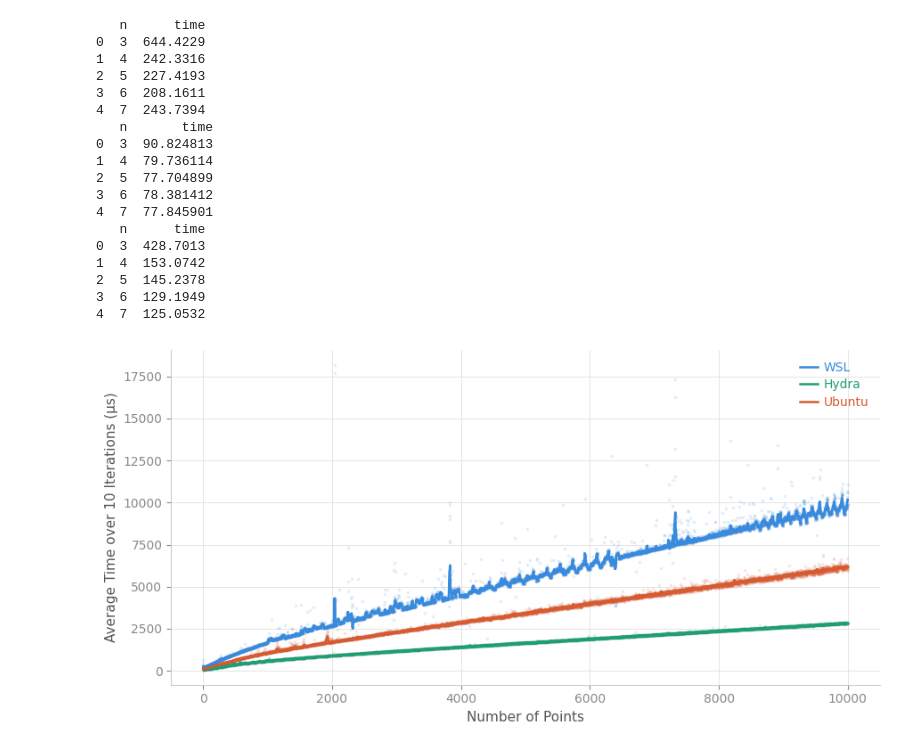
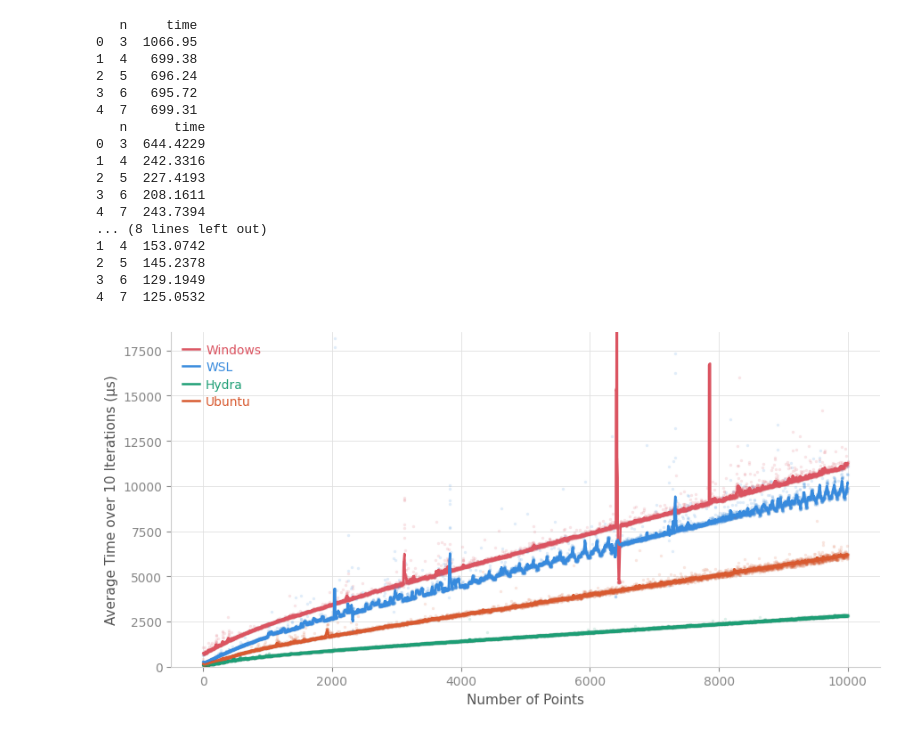
Before and after one commit to bandarussr/polygon-rotation, a Jupyter notebook: testing/graph.ipynb, the cells around one changed output. Drawn from its saved outputs; the diff is of its cells as text; code cells hidden in the pictures.

Commit message:
windows graph

```diff
--- a/testing/graph.ipynb
+++ b/testing/graph.ipynb
@@ -4,42 +5,44 @@ import pandas as pd
 # %%
+windows = pd.read_csv("data/windows_4192026.csv")
 wsl = pd.read_csv("data/wsl_4192026.csv")
 hydra = pd.read_csv("data/hydra0_4192026.csv")
 ubuntu = pd.read_csv("data/ubuntu_4192026.csv")
 
+windows["time"] = windows["time"] * 1_000_000
 wsl["time"] = wsl["time"] * 1_000_000
 hydra["time"] = hydra["time"] * 1_000_000
 ubuntu["time"] = ubuntu["time"] * 1_000_000
 
+print(windows.head())
 print(wsl.head())
 print(hydra.head())
 print(ubuntu.head())
 # %% [output]
+   n     time
+0  3  1066.95
+1  4   699.38
+2  5   696.24
+3  6   695.72
+4  7   699.31
    n      time
 0  3  644.4229
 1  4  242.3316
 2  5  227.4193
 3  6  208.1611
 4  7  243.7394
-   n       time
-0  3  90.824813
-1  4  79.736114
-2  5  77.704899
-3  6  78.381412
-4  7  77.845901
-   n      time
-0  3  428.7013
+... (8 lines left out)
 1  4  153.0742
 2  5  145.2378
 3  6  129.1949
 4  7  125.0532
 # %%
-COLORS = {"WSL": "#378ADD", "Hydra": "#1D9E75", "Ubuntu": "#D85A30"}
+COLORS = {"Windows": "#DB5461", "WSL": "#378ADD", "Hydra": "#1D9E75", "Ubuntu": "#D85A30"}
 
 fig, ax = plt.subplots(figsize=(9, 4.5))
 fig.patch.set_facecolor("white")
 ax.set_facecolor("white")
 
-datasets = {"WSL": wsl, "Hydra": hydra, "Ubuntu": ubuntu}
+datasets = {"Windows": windows, "WSL": wsl, "Hydra": hydra, "Ubuntu": ubuntu}
 
 for label, df in datasets.items():
     color = COLORS[label]
@@ -54,31 +57,34 @@ for label, df in datasets.items():
     ax.scatter(
         sorted_df["n"], sorted_df["time"],
         alpha=0.15, s=6, color=color, zorder=2, linewidths=0,
     )
     # Bold smoothed line
     ax.plot(
         smoothed.index, smoothed.values,
         linewidth=1.8, color=color, label=label, zorder=3,
     )
 
 # Grid
 ax.set_axisbelow(True)
 ax.grid(axis="y", color="#e0e0e0", linewidth=0.6)
 ax.grid(axis="x", color="#e0e0e0", linewidth=0.6)
 ax.spines[["top", "right"]].set_visible(False)
 ax.spines[["left", "bottom"]].set_color("#cccccc")
 
 ax.set_xlabel("Number of Points", fontsize=11, color="#555")
 ax.set_ylabel("Average Time over 10 Iterations (μs)", fontsize=11, color="#555")
 ax.tick_params(colors="#888", labelsize=10)
 
+# Show 99th percentile
+ax.set_ylim(0, df["time"].quantile(0.99) * 3)
+
 legend = ax.legend(
     frameon=False, fontsize=10,
     handlelength=1.4, handletextpad=0.5, labelspacing=0.4,
     labelcolor="linecolor",
 )
 
 plt.tight_layout()
 plt.savefig("graph.png", dpi=600, bbox_inches="tight")
 # %% [output]
-[figure, old version]
+[figure, new version]
```
Also changed, not shown: parts of 1 cell of this notebook, 1 other file.
